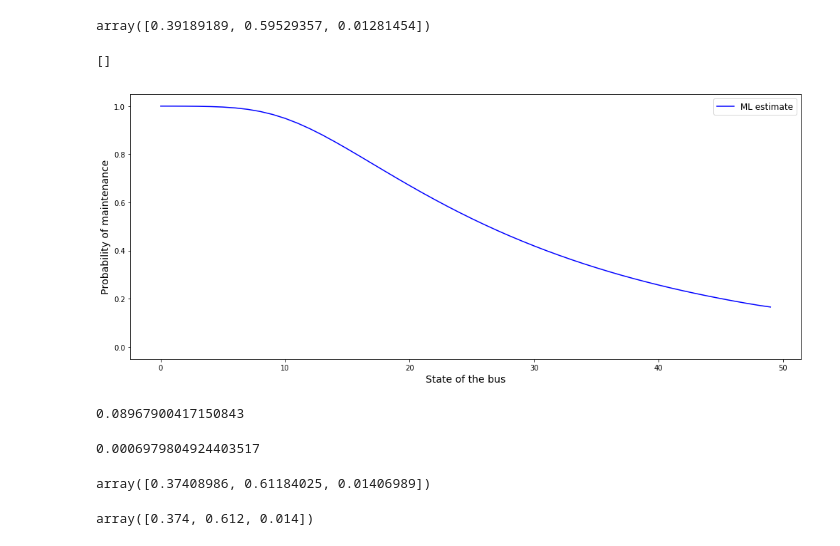
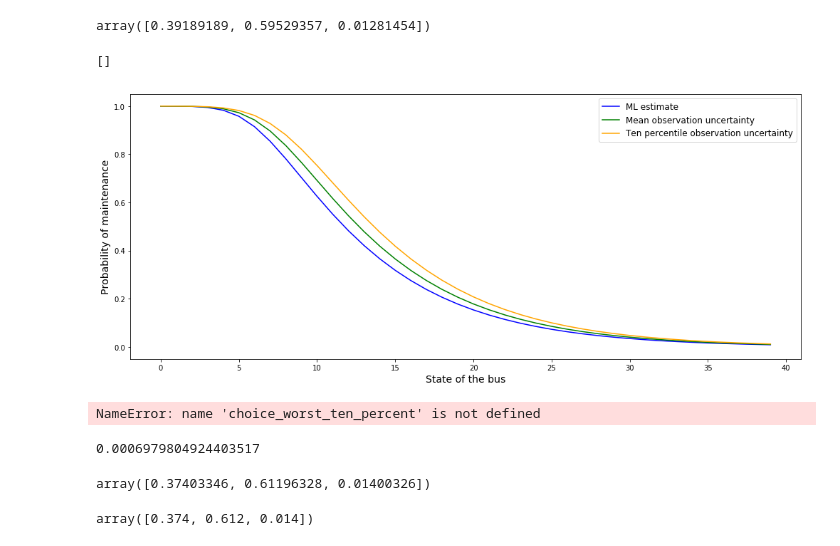
Before and after one commit to OpenSourceEconomics/ruspy, a Jupyter notebook: promotion/Probabilities and choices/Probabilites and choices.ipynb, the cells around one changed output. Drawn from its saved outputs; the diff is of its cells as text; code cells hidden in the pictures.

```diff
--- a/promotion/Probabilities and choices/Probabilites and choices.ipynb
+++ b/promotion/Probabilities and choices/Probabilites and choices.ipynb
@@ -41,8 +38,8 @@ np.round(p_ml, 3)
 # %% [output]
 array([0.392, 0.595, 0.013])
 # %%
-num_states = 60
-params = [25, 150]
+num_states = 40
+params = [10, 150]
 costs = cost_func(num_states, lin_cost, params)
 init_dict['params'] = params
 # %%
@@ -59,28 +56,28 @@ assert_array_almost_equal(choice_ml, choice_ml_2)
 # %%
 states = range(num_states)
 fig = plt.figure(figsize=(14, 6))
 ax = fig.add_subplot(111)
 ax.set_ylim([-0.05, 1.05])
 ax.set_ylabel(r"Probability of maintenance",fontsize=14)
 ax.set_xlabel(r"State of the bus", fontsize=14)
 ax.plot(states[:], choice_ml_2[:, 0], color='blue', label='ML estimate')
 # ax.plot(states[:], choice_worst_full[:, 0], color='red', label='Full sample uncertainty')
-# ax.plot(states[:], choice_worst_mean[:, 0], color='green', label='Mean observation uncertainty')
-# ax.plot(states[:], choice_worst_ten_percent[:, 0], color='orange', label='Ten percentile observation uncertainty')
+ax.plot(states[:], choice_worst_mean[:, 0], color='green', label='Mean observation uncertainty')
+ax.plot(states[:], choice_worst_ten_percent[:, 0], color='orange', label='Ten percentile observation uncertainty')
 
 
 plt.legend()
 ax.legend(fontsize=12)
 plt.tight_layout()
 
 plt.plot()
 # %% [output]
 []
-[figure, old version]
+[figure, new version]
 # %%
 np.max(choice_worst_ten_percent[:, 0] - choice_ml_2[:, 0])
 # %% [output]
-0.08967900417150843
+NameError: name 'choice_worst_ten_percent' is not defined
 # %%
 omega = 0.95
 # %%
@@ -94,7 +91,7 @@ trans_mat = create_transition_matrix(num_states, worst_trans_full)
 choice_worst_full = converge_choice(num_states, trans_mat, costs, beta)
 worst_trans_full
 # %% [output]
-array([0.37408986, 0.61184025, 0.01406989])
+array([0.37403346, 0.61196328, 0.01400326])
 # %%
 np.round(worst_trans_full, 3)
 # %% [output]
```
Also changed, not shown: parts of 3 cells of this notebook, 2 other files.
